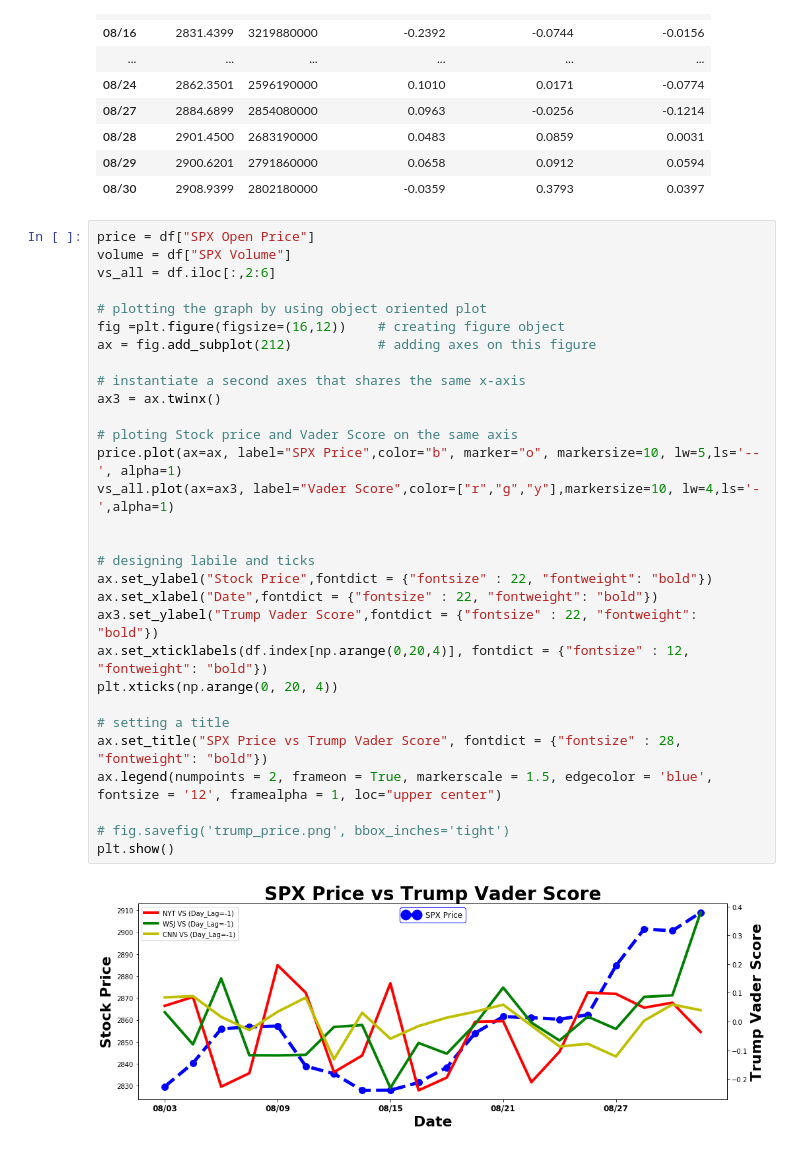
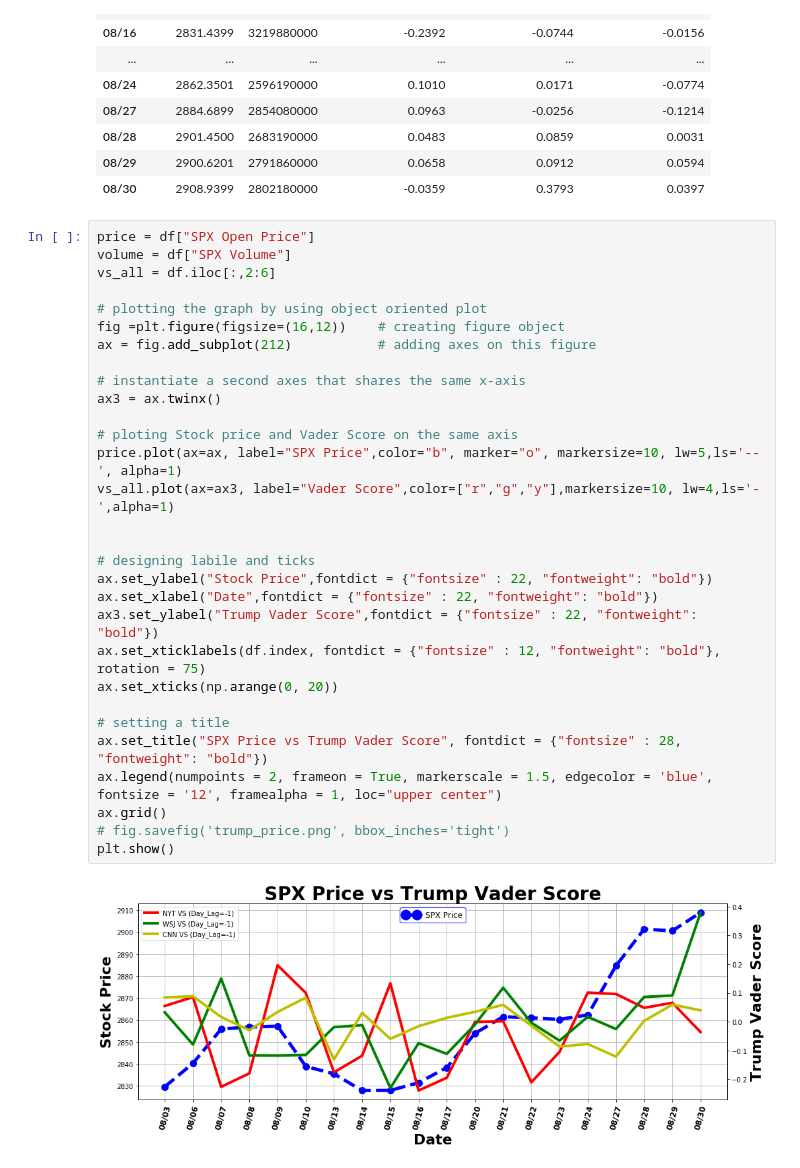
Before and after one commit to epkorita/project1yscap, a Jupyter notebook: Trump/trump_plotting.ipynb, the cells around one changed output. Drawn from its saved outputs; the diff is of its cells as text.

```diff
--- a/Trump/trump_plotting.ipynb
+++ b/Trump/trump_plotting.ipynb
@@ -38,35 +38,35 @@ df
 # %%
 price = df["SPX Open Price"]
 volume = df["SPX Volume"]
 vs_all = df.iloc[:,2:6]
 
 # plotting the graph by using object oriented plot
 fig =plt.figure(figsize=(16,12))    # creating figure object
 ax = fig.add_subplot(212)           # adding axes on this figure
 
 # instantiate a second axes that shares the same x-axis
 ax3 = ax.twinx()
 
 # ploting Stock price and Vader Score on the same axis
 price.plot(ax=ax, label="SPX Price",color="b", marker="o", markersize=10, lw=5,ls='--', alpha=1)
 vs_all.plot(ax=ax3, label="Vader Score",color=["r","g","y"],markersize=10, lw=4,ls='-',alpha=1)
 
 
 # designing labile and ticks
 ax.set_ylabel("Stock Price",fontdict = {"fontsize" : 22, "fontweight": "bold"})
 ax.set_xlabel("Date",fontdict = {"fontsize" : 22, "fontweight": "bold"})
 ax3.set_ylabel("Trump Vader Score",fontdict = {"fontsize" : 22, "fontweight": "bold"})
-ax.set_xticklabels(df.index[np.arange(0,20,4)], fontdict = {"fontsize" : 12, "fontweight": "bold"})
-plt.xticks(np.arange(0, 20, 4))
+ax.set_xticklabels(df.index, fontdict = {"fontsize" : 12, "fontweight": "bold"}, rotation = 75)
+ax.set_xticks(np.arange(0, 20))
 
 # setting a title
 ax.set_title("SPX Price vs Trump Vader Score", fontdict = {"fontsize" : 28, "fontweight": "bold"})
 ax.legend(numpoints = 2, frameon = True, markerscale = 1.5, edgecolor = 'blue', fontsize = '12', framealpha = 1, loc="upper center")
-
+ax.grid()
 # fig.savefig('trump_price.png', bbox_inches='tight')
 plt.show()
 # %% [output]
-[figure, old version]
+[figure, new version]
 # %%
 # plotting the graph by using object oriented plot
 fig =plt.figure(figsize=(16,12))    # creating figure object
```
Also changed, not shown: parts of 1 cell of this notebook, 11 other files.
